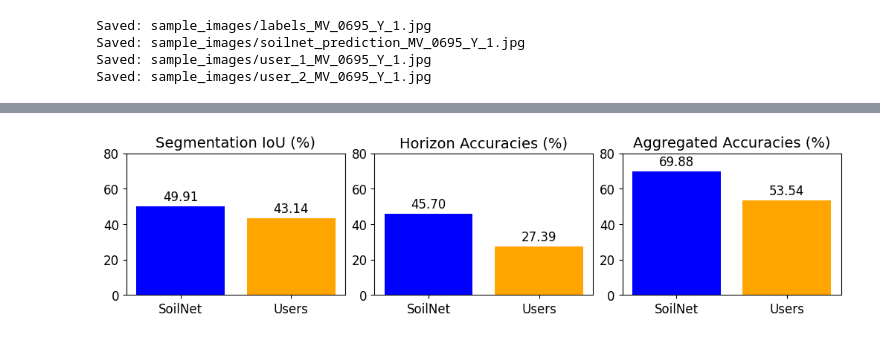
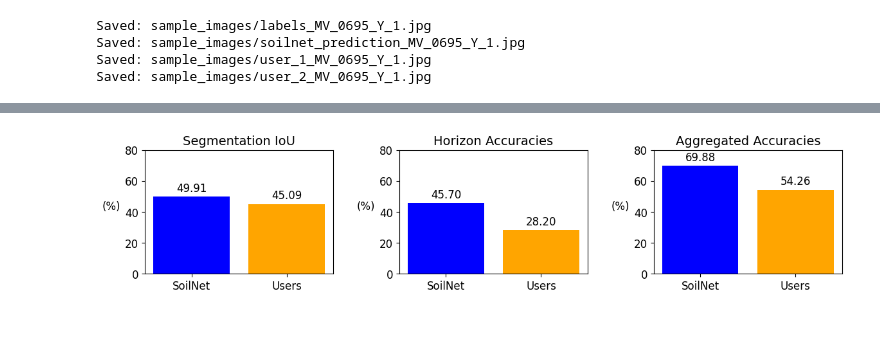
Before and after one commit to calgo-lab/BGR, a Jupyter notebook: notebooks/soil/Prelim_SoilnetStudy_Analysis.ipynb, the cells around one changed output, grey strips where cells are left out. Cells and saved outputs as stored; diff of their text form; code cells hidden in the pictures.

```diff
--- a/notebooks/soil/Prelim_SoilnetStudy_Analysis.ipynb
+++ b/notebooks/soil/Prelim_SoilnetStudy_Analysis.ipynb
@@ -53,6 +95,9 @@ Database found at ../data/BGR/sqlite/database_soilnet-study_04-12-25.db
 # %%
 import seaborn as sns
 import matplotlib.pyplot as plt
+
+df = df_non_assisted
+print("Distribution of annotations per image_name (non-ML assisted):")
 
 plt.figure(figsize=(28, 6))
 # rotate x-axis labels for better readability
@@ -489,44 +637,48 @@ Average Main Symbol Accuracy: 0.5354
 # %%
 ious = {
     'SoilNet': 49.91,
-    'Users' : 43.14
+    'Users' : round(avg_iou * 100, 2)
 }
 full_accuracies = {
     'SoilNet': 45.7,
-    'Users' : 27.39
+    'Users' : round(avg_full_acc * 100, 2)
 }
 main_accuracies = {
     'SoilNet': 69.88,
-    'Users' : 53.54
+    'Users' : round(avg_main_acc * 100, 2)
 }
 
 import matplotlib.pyplot as plt
-
-fig, axes = plt.subplots(1, 3, figsize=(10, 2.5), constrained_layout=True)
+# increase horizontal spacing between the three subplots
+fig, axes = plt.subplots(1, 3, figsize=(14, 2.5), constrained_layout=True)
+fig.subplots_adjust(wspace=0.35)
 colors = ['blue', 'orange']
 
 ylim = 80
 for ax, data, title in zip(
     axes,
     [ious, full_accuracies, main_accuracies],
-    ['Segmentation IoU (%)', 'Horizon Accuracies (%)', 'Aggregated Accuracies (%)']
+    ['Segmentation IoU', 'Horizon Accuracies', 'Aggregated Accuracies']
 ):
     keys = list(data.keys())
     vals = list(data.values())
     ax.bar(keys, vals, color=colors)
     ax.set_title(title)
     ax.title.set_fontsize(14)
     ax.set_ylim(0, ylim)
+    ax.set_ylabel('(%)', fontsize=12)
+    ax.yaxis.label.set_rotation(0)
+    ax.yaxis.labelpad = 15
     ax.tick_params(axis='both', which='major', labelsize=12)
     # annotate bars
     for i, v in enumerate(vals):
         ax.text(i, v + ylim * 0.02, f"{v:.2f}", ha='center', va='bottom', fontsize=12)
 
 pdf_path = 'sample_images/summary_metrics.pdf'
 plt.savefig(pdf_path, dpi=300, bbox_inches="tight")
 plt.show()
 # %% [output]
-[figure, old version]
+[figure, new version]
 # %%
 df[(df['anonId'] == '4b5d3eac-33f7-4e19-83f6-b91e55f6b578') & (~df['skipped'])]
 # %% [output]
```
Also changed, not shown: parts of 12 cells of this notebook, 3 other files.
